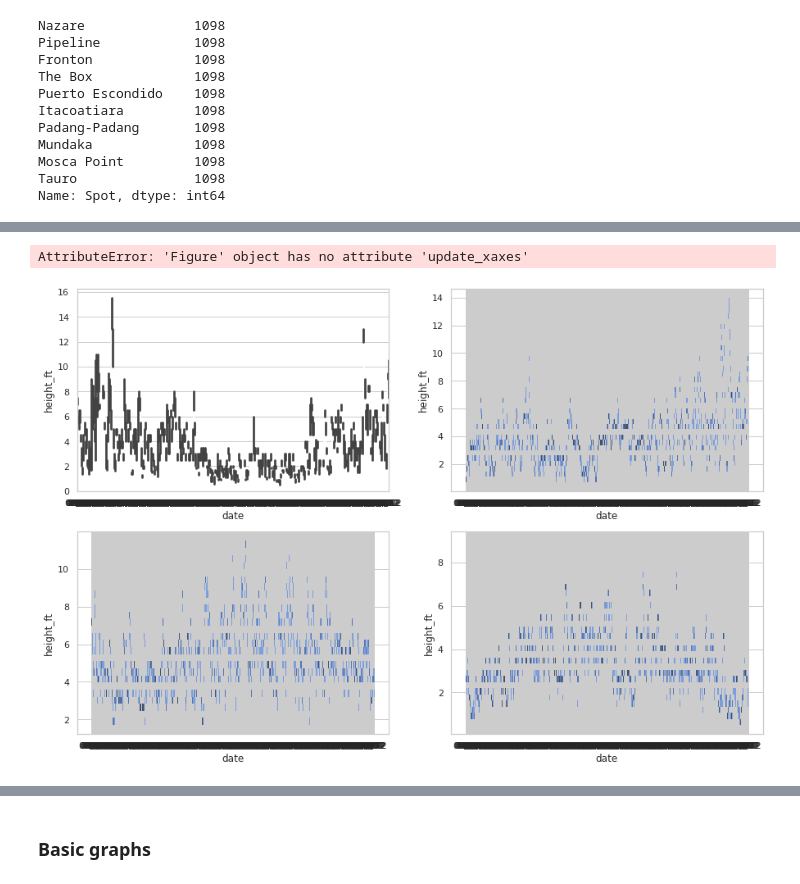
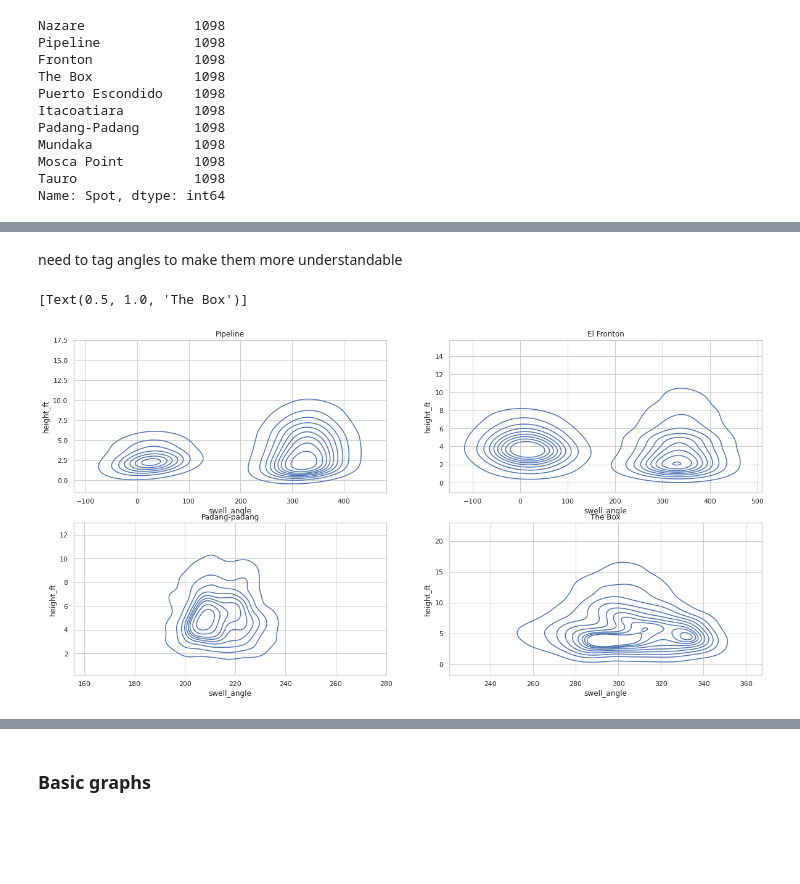
Before and after one commit to lukesmith194/SurfScanner, a Jupyter notebook: Visuals.ipynb, the cells around one changed output, grey strips where cells are left out. Drawn from its saved outputs; the diff is of its cells as text; code cells hidden in the pictures; blank space fills up the shorter version.

```diff
--- a/Visuals.ipynb
+++ b/Visuals.ipynb
@@ -38,4 +35,4 @@ fronton = data[(data.Spot == "Fronton")]
 # %%
 padang = data[(data.Spot == "Padang-Padang")]
 # %%
-puerto = data[(data.Spot == "Puerto Escondido")]
+box = data[(data.Spot == "The Box")]
@@ -48,12 +39,11 @@ puerto = data[(data.Spot == "Puerto Escondido")]
+# %% [markdown]
+need to tag angles to make them more understandable
 # %%
-fig, axs = plt.subplots(nrows=2, ncols=2, figsize=(15,10))
-sns.barplot(data=pipeline, x="date",y="height_ft", ax=axs[0,0])
-sns.histplot(data=fronton, x="date",y="height_ft", ax=axs[0,1])
-sns.histplot(data=padang, x="date",y="height_ft", ax=axs[1,0])
-sns.histplot(data=puerto, x="date",y="height_ft", ax=axs[1,1])
-fig.update_xaxes(nticks=12)
-fig.update_yaxes(nticks=25)
-fig.show()
+fig, axs = plt.subplots(nrows=2, ncols=2, figsize=(20,10))
+sns.kdeplot(data=pipeline, y="height_ft", x ="swell_angle", ax=axs[0,0]).set(title='Pipeline')
+sns.kdeplot(data=fronton, y="height_ft", x ="swell_angle", ax=axs[0,1]).set(title='El Fronton')
+sns.kdeplot(data=padang, y="height_ft", x ="swell_angle", ax=axs[1,0]).set(title='Padang-padang')
+sns.kdeplot(data=box, y="height_ft", x ="swell_angle", ax=axs[1,1]).set(title="The Box")
 # %% [output]
-AttributeError: 'Figure' object has no attribute 'update_xaxes'
+[Text(0.5, 1.0, 'The Box')]
-[figure, old version]
+[figure, new version]
```
Also changed, not shown: parts of 7 cells of this notebook, 1 other file.
